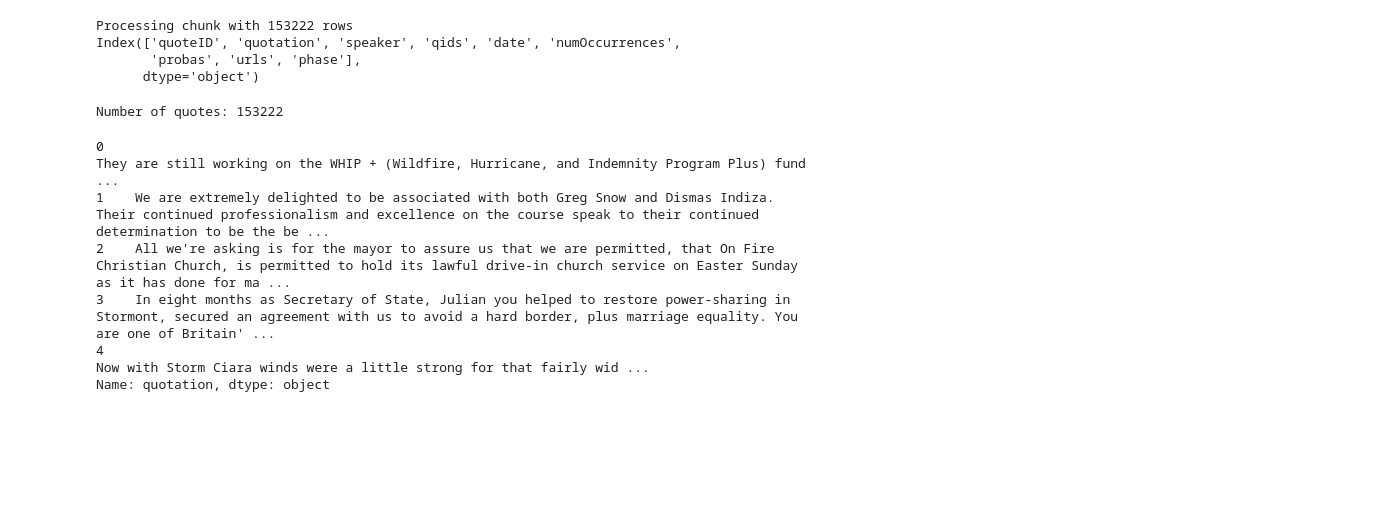
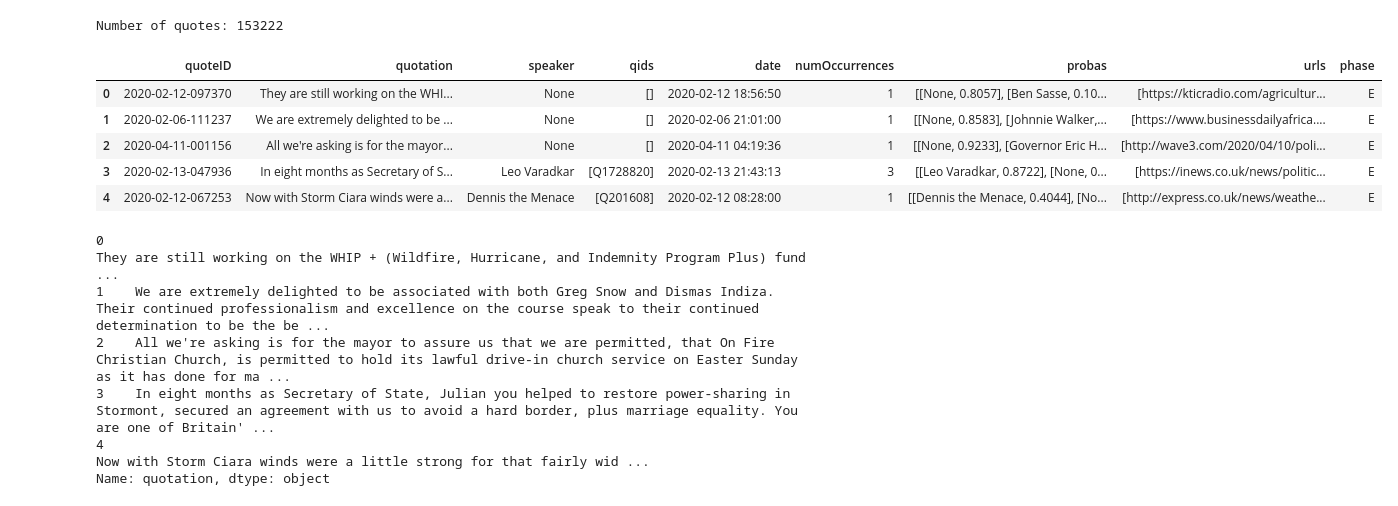
Before and after one commit to epfl-ada/ada-2021-project-marietan-ghariani-bracone-karimi, a Jupyter notebook: project.ipynb, the cells around one changed output. Saved outputs shown, nothing was run; the diff lists cells and outputs as text; code cells hidden in the pictures; blank space fills up the shorter version.

```diff
--- a/project.ipynb
+++ b/project.ipynb
@@ -7,16 +7,11 @@ import math
 # Code from TA, see Zulip
 
 # DON'T NEED
-def process_chunk(chunk):
-        print(f'Processing chunk with {len(chunk)} rows')
-        print(chunk.columns)
+#def process_chunk(chunk):
+#        print(f'Processing chunk with {len(chunk)} rows')
+#        print(chunk.columns)
 
-df_reader = pd.read_json('natural_disaster_quotes.json.bz2', lines=True, compression='bz2', chunksize=1000000)
-for chunk in df_reader:
-    process_chunk(chunk)
+#df_reader = pd.read_json('natural_disaster_quotes.json.bz2', lines=True, compression='bz2', chunksize=1000000)
+#for chunk in df_reader:
+#    process_chunk(chunk)
-# %% [output]
-Processing chunk with 153222 rows
-Index(['quoteID', 'quotation', 'speaker', 'qids', 'date', 'numOccurrences',
-       'probas', 'urls', 'phase'],
-      dtype='object')
 # %%
@@ -24,6 +21,15 @@ df_quotes = pd.read_json('natural_disaster_quotes.json.bz2', lines=True, compres
 print(f"Number of quotes: %d" % len(df_quotes.index))
 # %% [output]
 Number of quotes: 153222
+# %%
+df_quotes.head()
+# %% [output]
+|  | quoteID | quotation | speaker | qids | date | numOccurrences | probas | urls | phase |
+| 0 | 2020-02-12-097370 | They are still working on the WHI... | None | [] | 2020-02-12 18:56:50 | 1 | [[None, 0.8057], [Ben Sasse, 0.10... | [https://kticradio.com/agricultur... | E |
+| 1 | 2020-02-06-111237 | We are extremely delighted to be ... | None | [] | 2020-02-06 21:01:00 | 1 | [[None, 0.8583], [Johnnie Walker,... | [https://www.businessdailyafrica.... | E |
+| 2 | 2020-04-11-001156 | All we're asking is for the mayor... | None | [] | 2020-04-11 04:19:36 | 1 | [[None, 0.9233], [Governor Eric H... | [http://wave3.com/2020/04/10/poli... | E |
+| 3 | 2020-02-13-047936 | In eight months as Secretary of S... | Leo Varadkar | [Q1728820] | 2020-02-13 21:43:13 | 3 | [[Leo Varadkar, 0.8722], [None, 0... | [https://inews.co.uk/news/politic... | E |
+| 4 | 2020-02-12-067253 | Now with Storm Ciara winds were a... | Dennis the Menace | [Q201608] | 2020-02-12 08:28:00 | 1 | [[Dennis the Menace, 0.4044], [No... | [http://express.co.uk/news/weathe... | E |
 # %%
 pd.options.display.max_colwidth = 200
 df_quotes.head().quotation
```
Also changed, not shown: parts of 10 cells of this notebook, 1 other file.
